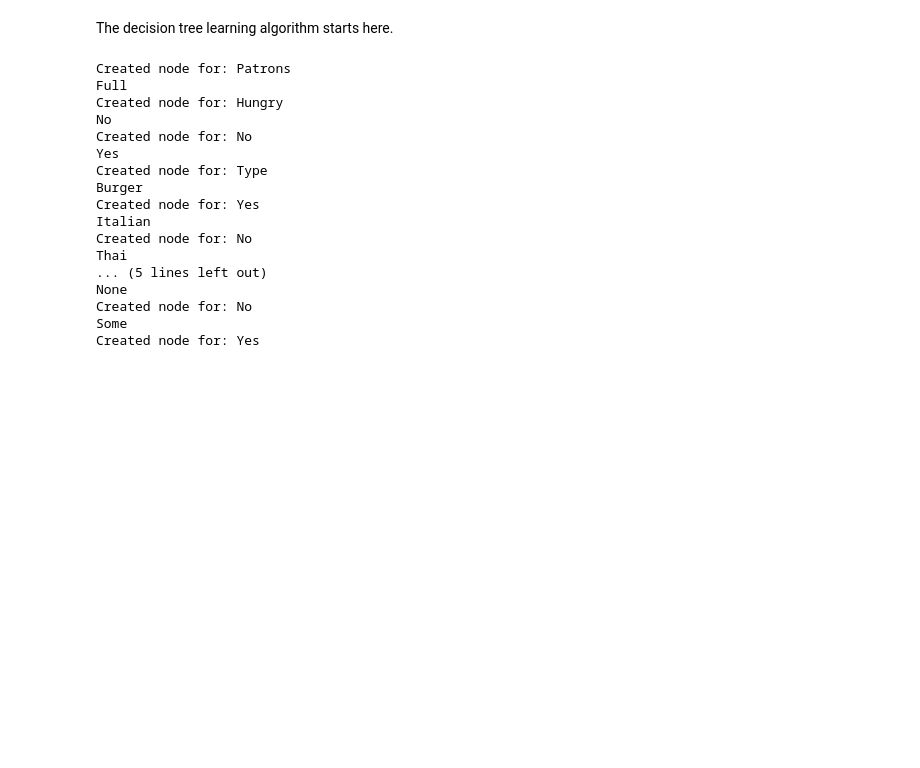
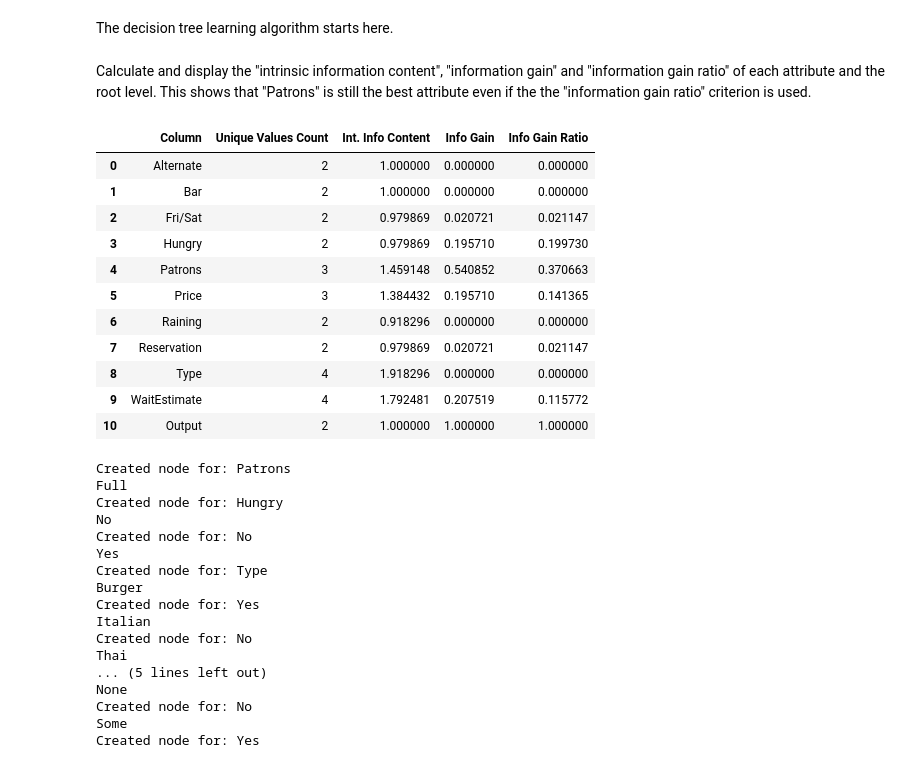
Before and after one commit to awaldis/ai-notes, a Jupyter notebook: restaurant_decision_tree.ipynb, the cells around one changed output. Saved outputs shown, nothing was run; the diff lists cells and outputs as text; code cells hidden in the pictures; blank space fills up the shorter version.

Commit message:
Add display of "information gain ratio".

```diff
--- a/restaurant_decision_tree.ipynb
+++ b/restaurant_decision_tree.ipynb
@@ -266,6 +251,43 @@ def learn_decision_tree(examples, parent_examples, branch_name):
         tree.add_child(subtree)
 
     return(tree)
+# %% [markdown]
+Calculate and display the "intrinsic information content", "information gain" and "information gain ratio" of each attribute and the root level.  This shows that "Patrons" is still the best attribute even if the the "information gain ratio" criterion is used.
+# %%
+# Initialize a dictionary to store the results
+results = {'Column': [], 'Unique Values Count': [], 'Int. Info Content': [], 'Info Gain': [], 'Info Gain Ratio': []}
+
+for column in df:
+    unique_count = df[column].nunique()
+    intrinsic_info_content = info_entropy(df[column].value_counts().tolist())
+    results['Column'].append(column)
+    results['Unique Values Count'].append(unique_count)
+    results['Int. Info Content'].append(intrinsic_info_content)
+
+    info_gain =  1 - remaining_entropy(df.groupby(column), len(df))
+    results['Info Gain'].append(info_gain)
+
+    info_gain_ratio = info_gain / intrinsic_info_content
+    results['Info Gain Ratio'].append(info_gain_ratio)
+
+
+# Convert the dictionary to a DataFrame in order to print a pretty table.
+result_df = pd.DataFrame(results)
+
+result_df
+# %% [output]
+|  | Column | Unique Values Count | Int. Info Content | Info Gain | Info Gain Ratio |
+| 0 | Alternate | 2 | 1.000000 | 0.000000 | 0.000000 |
+| 1 | Bar | 2 | 1.000000 | 0.000000 | 0.000000 |
+| 2 | Fri/Sat | 2 | 0.979869 | 0.020721 | 0.021147 |
+| 3 | Hungry | 2 | 0.979869 | 0.195710 | 0.199730 |
+| 4 | Patrons | 3 | 1.459148 | 0.540852 | 0.370663 |
+| 5 | Price | 3 | 1.384432 | 0.195710 | 0.141365 |
+| 6 | Raining | 2 | 0.918296 | 0.000000 | 0.000000 |
+| 7 | Reservation | 2 | 0.979869 | 0.020721 | 0.021147 |
+| 8 | Type | 4 | 1.918296 | 0.000000 | 0.000000 |
+| 9 | WaitEstimate | 4 | 1.792481 | 0.207519 | 0.115772 |
+| 10 | Output | 2 | 1.000000 | 1.000000 | 1.000000 |
 # %%
 dec_tree = learn_decision_tree(df, df, 'root')
 # %% [output]
```
Also changed, not shown: parts of 7 cells of this notebook.
